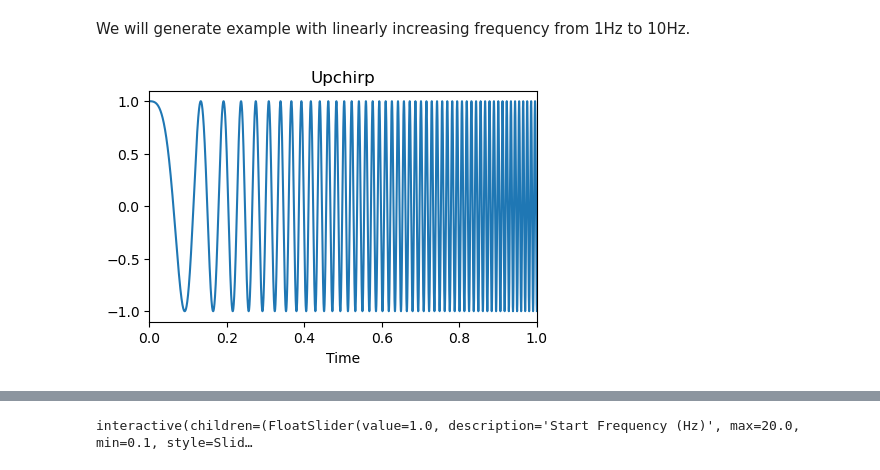
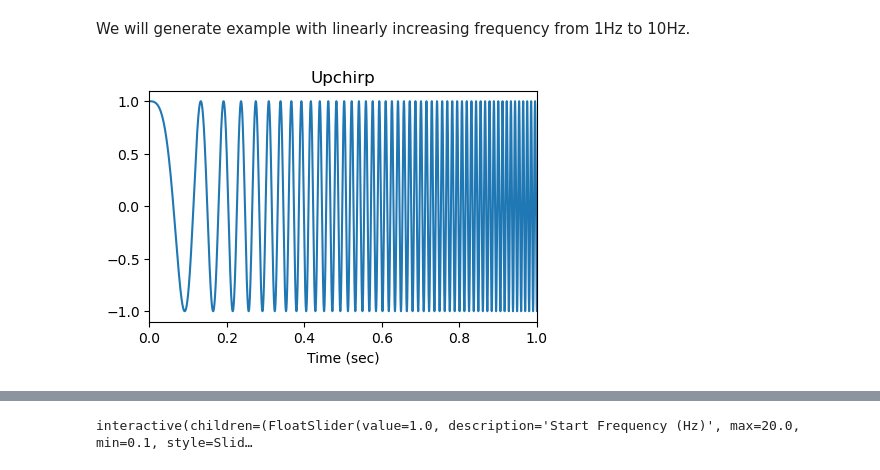
Before and after one commit to leewujung/fundamentals, a Jupyter notebook: boat_tutorials/primers/signal_processing_01_signals.ipynb, the cells around one changed output, grey strips where cells are left out. Saved outputs shown, nothing was run; the diff lists cells and outputs as text; code cells hidden in the pictures.

```diff
--- a/boat_tutorials/primers/signal_processing_01_signals.ipynb
+++ b/boat_tutorials/primers/signal_processing_01_signals.ipynb
@@ -79,13 +80,13 @@ We will generate example with linearly increasing frequency from 1Hz to 10Hz.
 # %%
 chirp = signal.chirp(time, f0=1, t1=1, f1=100)
 plt.figure(figsize=(5,3))
 plt.plot(time, chirp)
-plt.xlabel("Time")
+plt.xlabel("Time (sec)", fontsize=10)
 plt.xlim(0, 1)
 plt.title("Upchirp")
 plt.show()
 # %% [output]
-[figure, old version]
+[figure, new version]
 # %%
 freq = 100
 ipd.Audio(chirp, rate=N)
```
Also changed, not shown: parts of 5 cells of this notebook.
